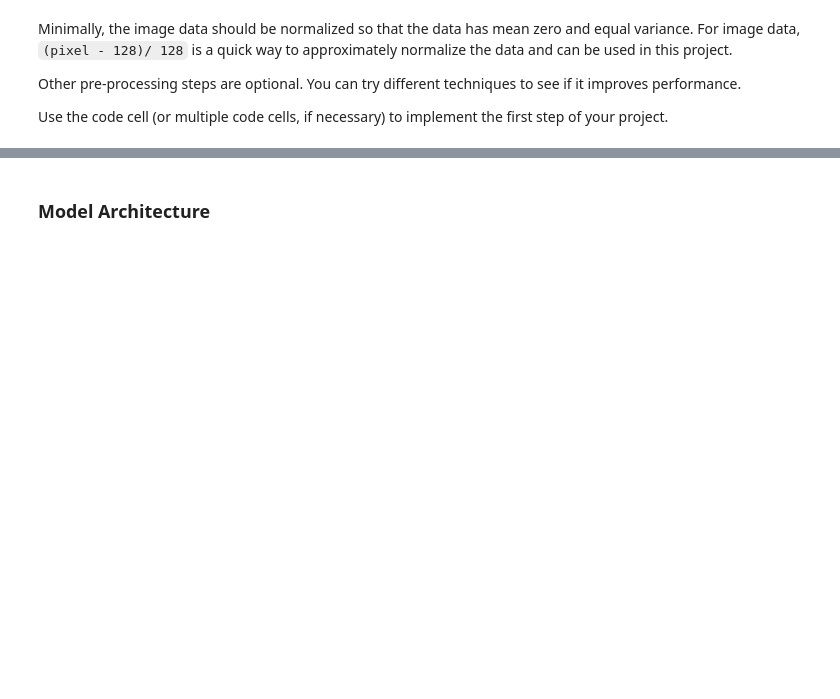
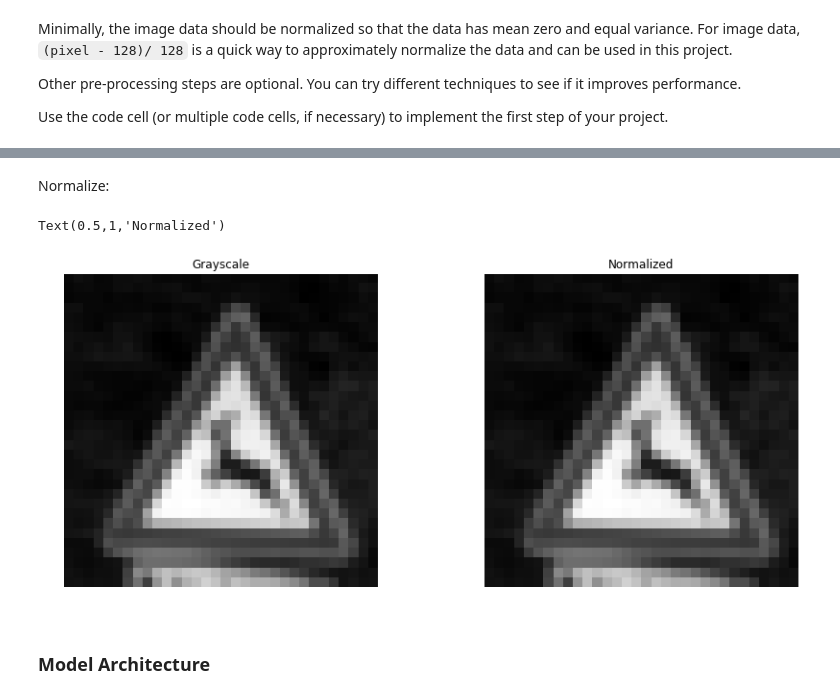
Before and after one commit to PedroHRPBS/CarND-Traffic-Sign-Classifier-Project, a Jupyter notebook: Traffic_Sign_Classifier.ipynb, the cells around one changed output, grey strips where cells are left out. Drawn from its saved outputs; the diff is of its cells as text; code cells hidden in the pictures; blank space fills up the shorter version.

```diff
--- a/Traffic_Sign_Classifier.ipynb
+++ b/Traffic_Sign_Classifier.ipynb
@@ -242,0 +184,22 @@ i
+# %% [markdown]
+Normalize:
+# %%
+def normalize(x):
+    return (x - 128.0) / 128.0
+
+fig, axs = plt.subplots(1, 2, figsize = (15, 6))
+fig.subplots_adjust(wspace = .1)
+axs = axs.ravel()
+
+axs[0].axis('off')
+axs[0].imshow(np.squeeze(X_train_gray[500]), cmap = 'gray')
+axs[0].set_title('Grayscale')
+
+X_train_normalized = normalize(X_train_gray)
+
+axs[1].axis('off')
+axs[1].imshow(np.squeeze(X_train_normalized[500]), cmap = 'gray')
+axs[1].set_title('Normalized')
+# %% [output]
+Text(0.5,1,'Normalized')
+[figure, added]
```
Also changed, not shown: parts of 23 cells of this notebook.
